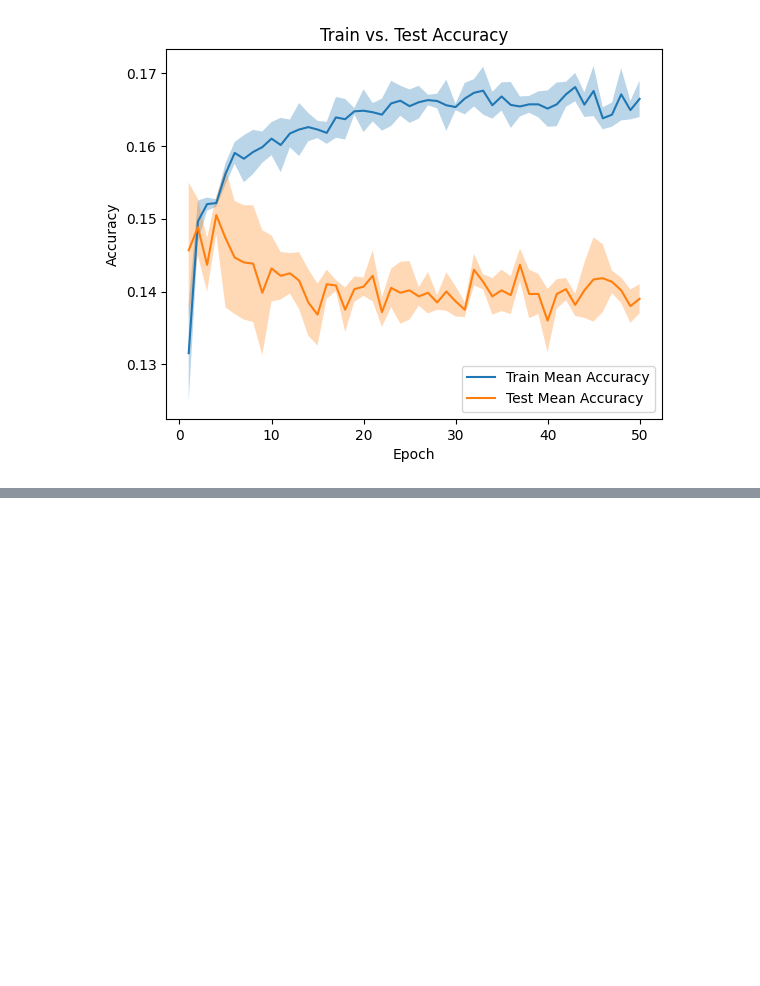
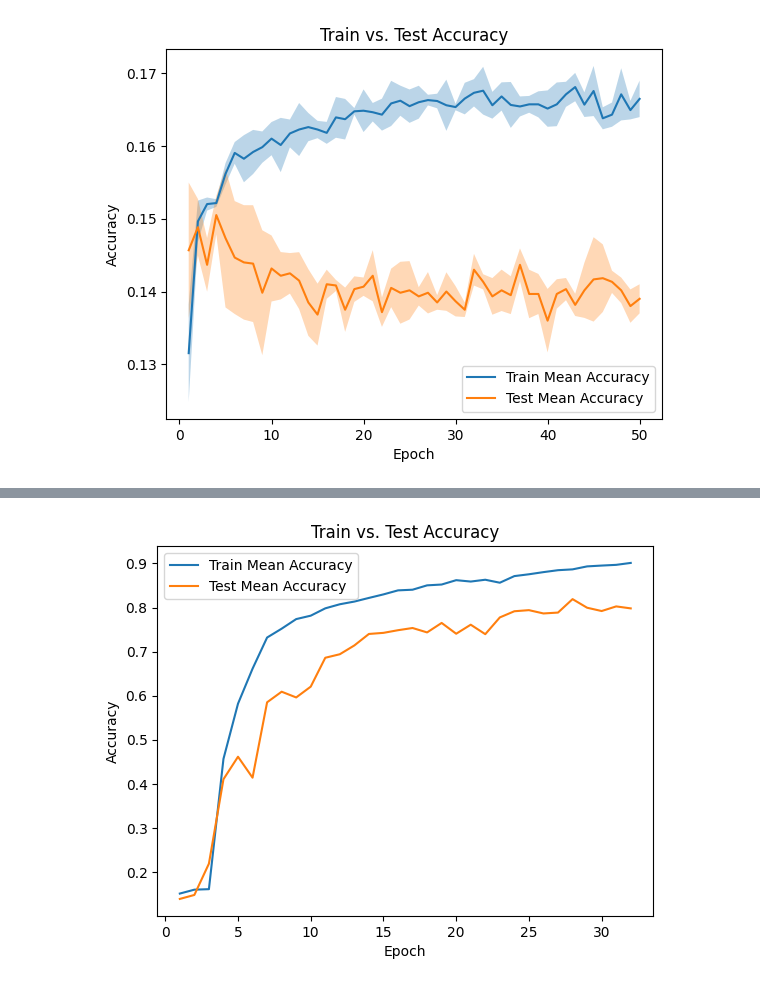
Before and after one commit to nabilasiregar/emergent-communication, a Jupyter notebook: analysis/plot.ipynb, the cells around one changed output, grey strips where cells are left out. Saved outputs shown, nothing was run; the diff lists cells and outputs as text; code cells hidden in the pictures; blank space fills up the shorter version.

```diff
--- a/analysis/plot.ipynb
+++ b/analysis/plot.ipynb
@@ -80,0 +179,8 @@ plot_accuracy_over_epochs(run_dirs)
+# %%
+tuned_dirs = {
+    42: 'logs/human_gs_seed42_20250522_111306'
+}
+
+plot_accuracy_over_epochs(tuned_dirs)
+# %% [output]
+[figure, added]
```
Also changed, not shown: parts of 6 cells of this notebook, 4 other files.
